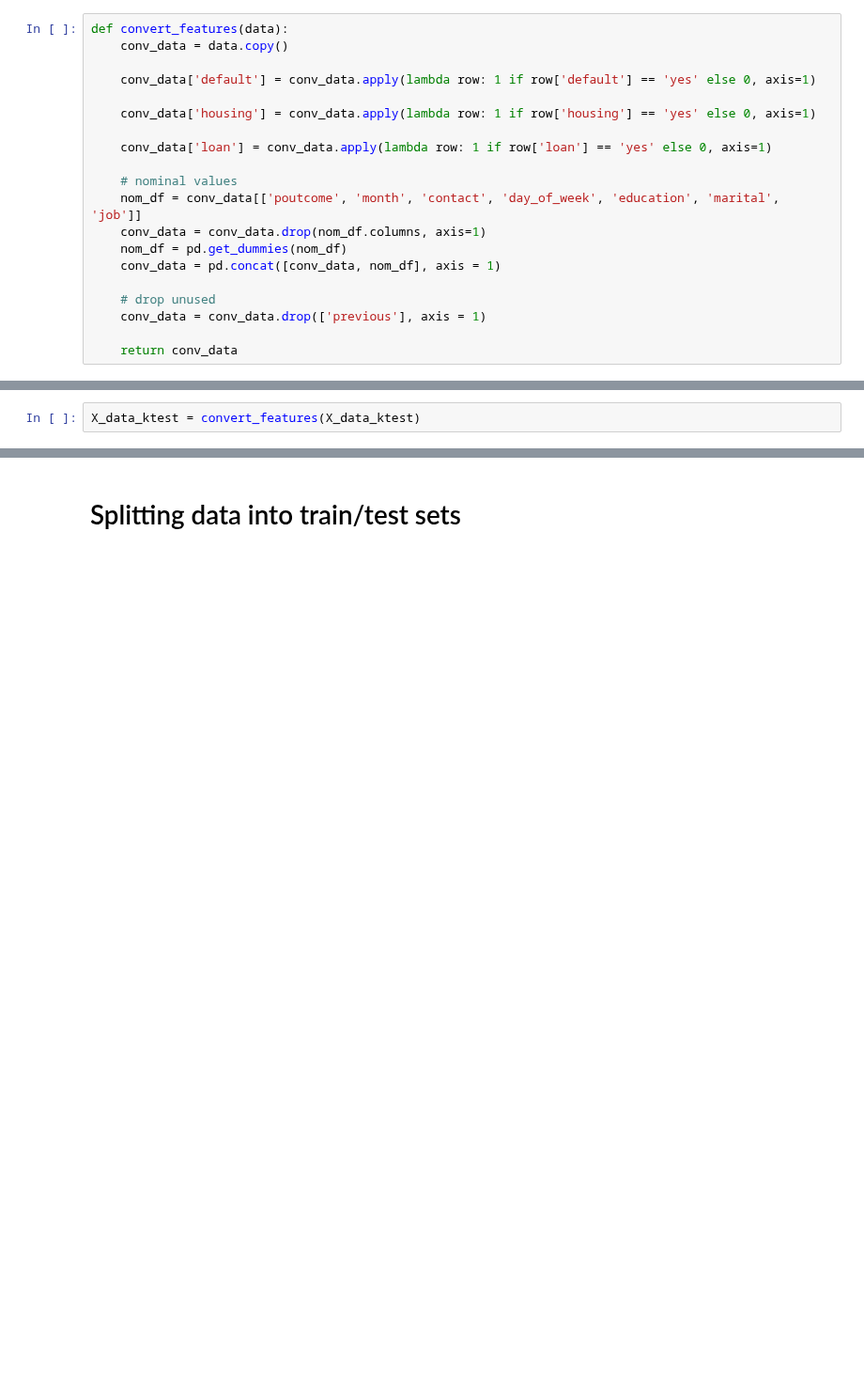
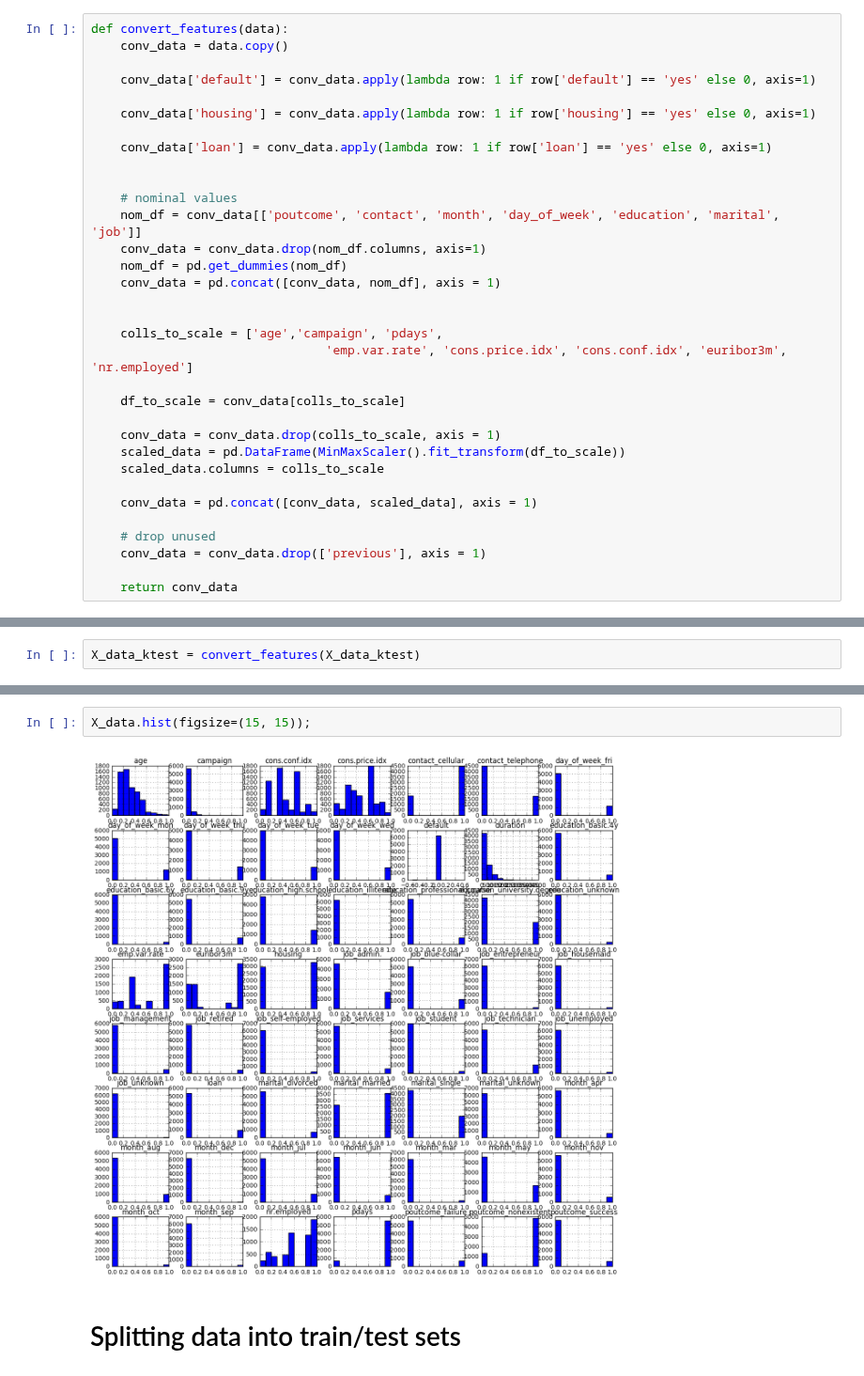
Before and after one commit to dbulgakov/HSE_DataMiningHW, a Jupyter notebook: MLCourse/Homeworks/Solutions/HW3/HW3 Bulgakov.ipynb, the cells around one changed output, grey strips where cells are left out. Shown at 94% size. Saved outputs shown, nothing was run; the diff lists cells and outputs as text; blank space fills up the shorter version.

```diff
--- a/MLCourse/Homeworks/Solutions/HW3/HW3 Bulgakov.ipynb
+++ b/MLCourse/Homeworks/Solutions/HW3/HW3 Bulgakov.ipynb
@@ -54,11 +50,24 @@ def convert_features(data):
 
     conv_data['loan'] = conv_data.apply(lambda row: 1 if row['loan'] == 'yes' else 0, axis=1)
 
+
     # nominal values
-    nom_df = conv_data[['poutcome', 'month', 'contact', 'day_of_week', 'education', 'marital', 'job']]
+    nom_df = conv_data[['poutcome', 'contact', 'month', 'day_of_week', 'education', 'marital', 'job']]
     conv_data = conv_data.drop(nom_df.columns, axis=1)
     nom_df = pd.get_dummies(nom_df)
     conv_data = pd.concat([conv_data, nom_df], axis = 1)
+
+
+    colls_to_scale = ['age','campaign', 'pdays',
+                                'emp.var.rate', 'cons.price.idx', 'cons.conf.idx', 'euribor3m', 'nr.employed']
+
+    df_to_scale = conv_data[colls_to_scale]
+
+    conv_data = conv_data.drop(colls_to_scale, axis = 1)
+    scaled_data = pd.DataFrame(MinMaxScaler().fit_transform(df_to_scale))
+    scaled_data.columns = colls_to_scale
+
+    conv_data = pd.concat([conv_data, scaled_data], axis = 1)
 
     # drop unused
     conv_data = conv_data.drop(['previous'], axis = 1)
@@ -93,3 +101,7 @@ X_data_ktest = convert_features(X_data_ktest)
+# %%
+X_data.hist(figsize=(15, 15));
+# %% [output]
+[figure, added]
 # %% [markdown]
 # Splitting data into train/test sets
 # %%
```
Also changed, not shown: parts of 24 cells of this notebook, 1 other file.
